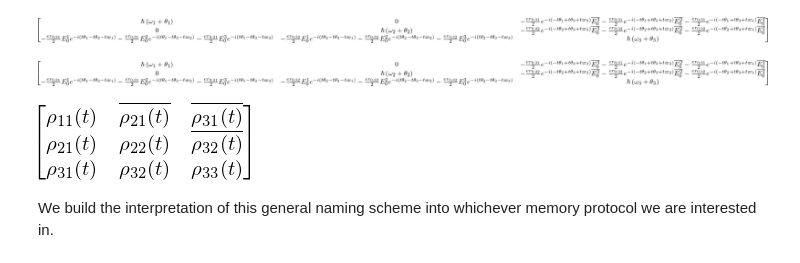
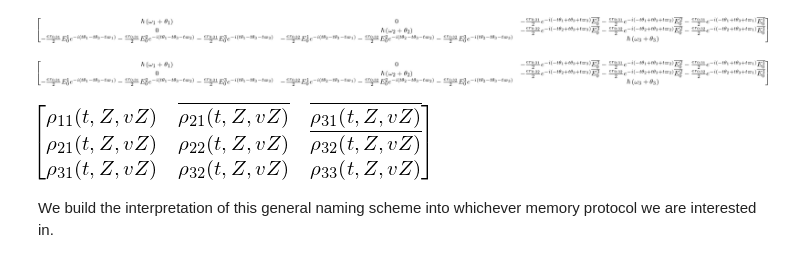
Before and after one commit to oscarlazoarjona/quantum_memories, a Jupyter notebook: examples/lambda/Lambda memory equations.ipynb, the cells around one changed output. Cells and saved outputs as stored; diff of their text form; code cells hidden in the pictures.

```diff
--- a/examples/lambda/Lambda memory equations.ipynb
+++ b/examples/lambda/Lambda memory equations.ipynb
@@ -207,17 +207,17 @@ H
 [figure]
 # %%
 hbar, e = symbols("hbar, e", positive=True)
-t, delta = symbols("t, delta", real=True)
+t, Z, vZ, delta = symbols("t, Z, vZ, delta", real=True)
 Oms = symbols(r"\Omega_s")
 Omc = symbols(r"\Omega_c")
 Oma = symbols(r"\Omega_a")
 Omsp = symbols(r"\mho_s")
 Omcp = symbols(r"\mho_c")
 Omap = symbols(r"\mho_a")
-rho = define_density_matrix(Ne, explicitly_hermitian=True, variables=[t])
+rho = define_density_matrix(Ne, explicitly_hermitian=True, variables=[t, Z, vZ])
 rho
 # %% [output]
-[figure, old version]
+[figure, new version]
 # %% [markdown]
 We build the interpretation of this general naming scheme into whichever memory protocol we are interested in.
 # %%
```
Also changed, not shown: parts of 22 cells of this notebook.
